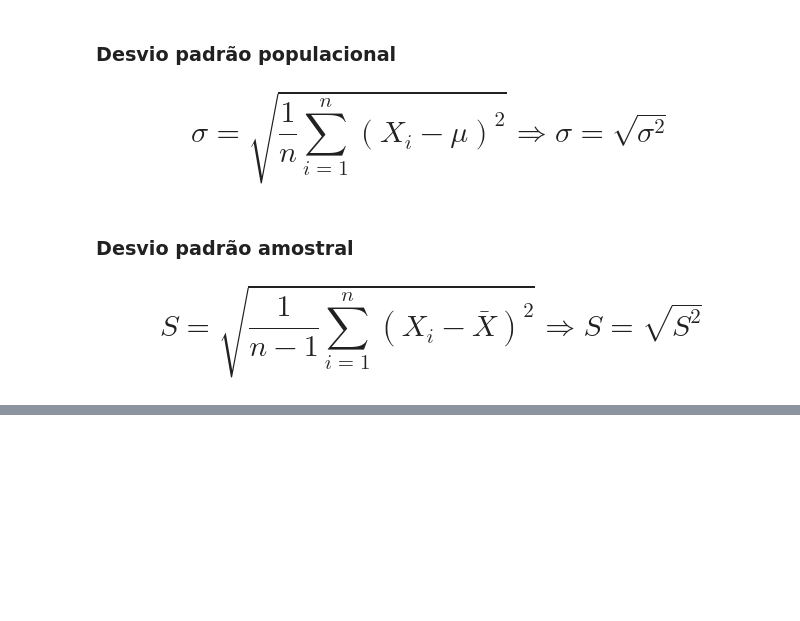
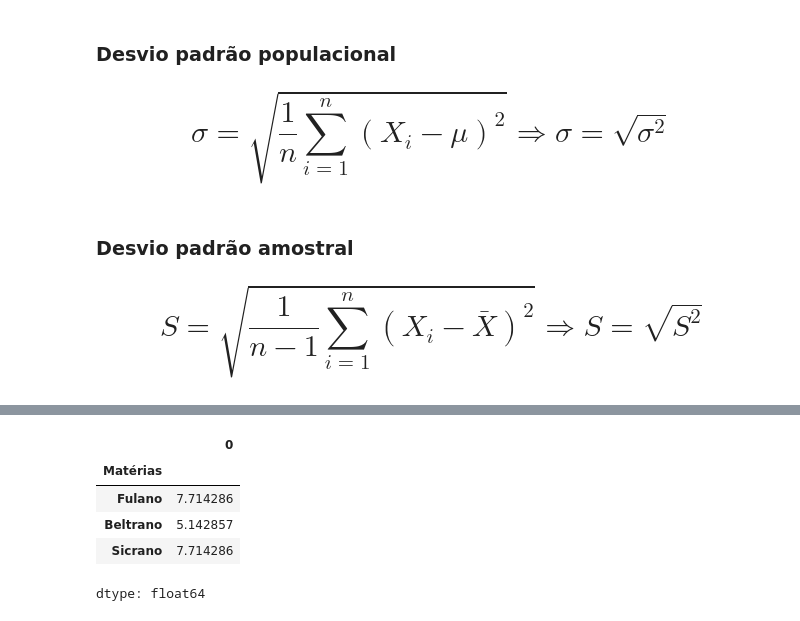
Before and after one commit to Neto1980/aulagithub, a Jupyter notebook: Curso_de_Estatística_Parte_1.ipynb, the cells around one changed output, grey strips where cells are left out. Saved outputs shown, nothing was run; the diff lists cells and outputs as text; code cells hidden in the pictures; blank space fills up the shorter version.

```diff
--- a/Curso_de_Estatística_Parte_1.ipynb
+++ b/Curso_de_Estatística_Parte_1.ipynb
@@ -1458,0 +1429,10 @@ Uma das restrições da variância é o fato de fornecer medidas em quadrados da
+# %%
+# Médias dos alunos:
+df.mean()
+# %% [output]
+|  | 0 |
+| Matérias |  |
+| Fulano | 7.714286 |
+| Beltrano | 5.142857 |
+| Sicrano | 7.714286 |
+dtype: float64
```
Also changed, not shown: parts of 28 cells of this notebook.
